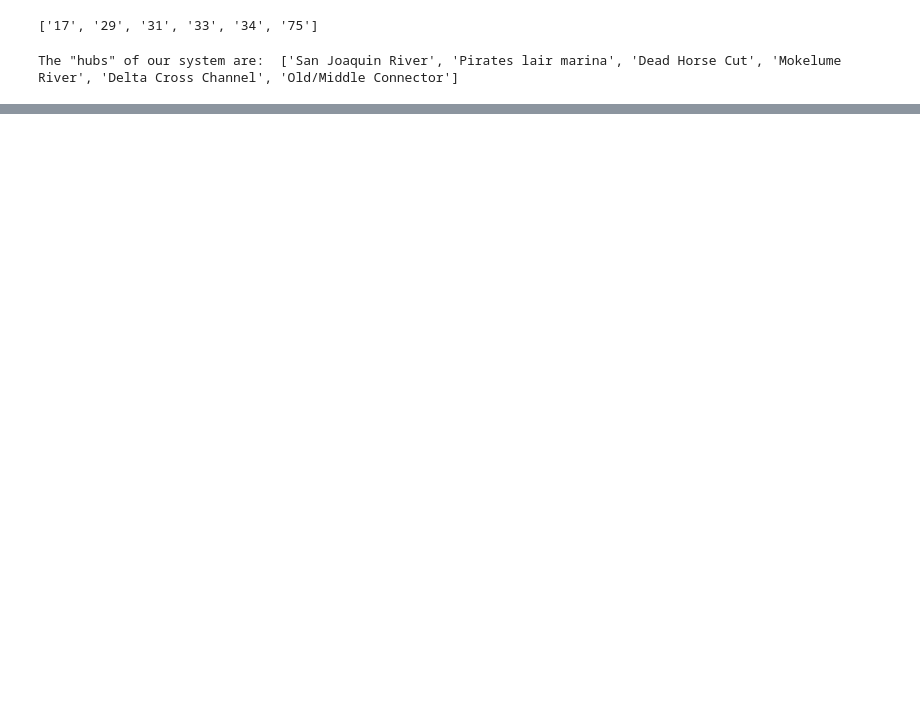
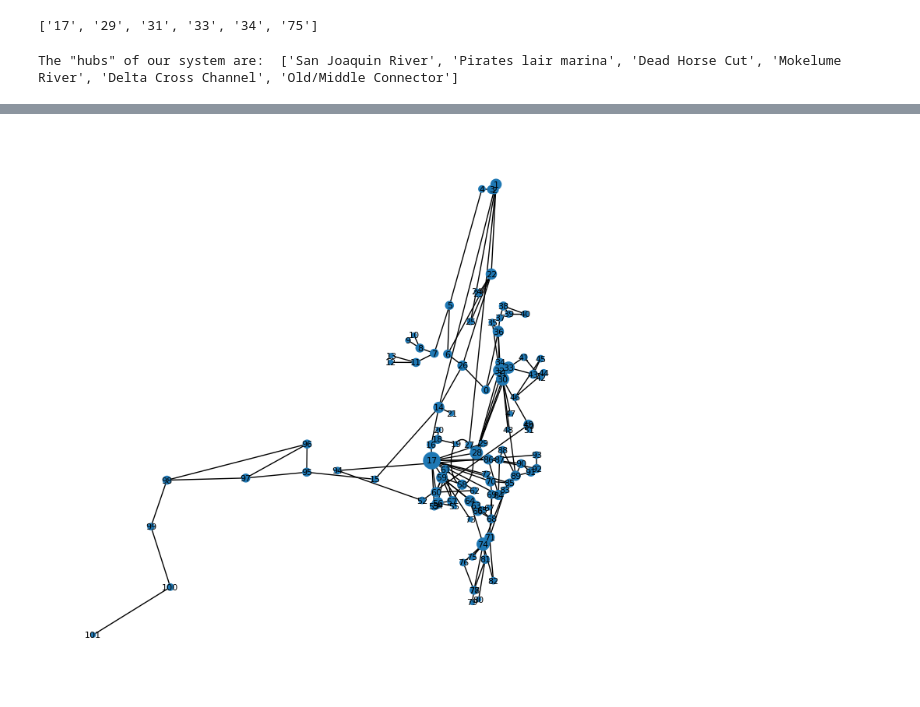
Before and after one commit to tcmarino8/This-Class-a-Treat, a Jupyter notebook: ASSIGNMENT_4.ipynb, the cells around one changed output, grey strips where cells are left out. Saved outputs shown, nothing was run; the diff lists cells and outputs as text; code cells hidden in the pictures; blank space fills up the shorter version.

```diff
--- a/ASSIGNMENT_4.ipynb
+++ b/ASSIGNMENT_4.ipynb
@@ -181,10 +182,12 @@ The node with the max betweenness is shown below
 # %%
 ###Degree centrality analysis
 degree_centrality = nx.degree_centrality(River_System)
 plt.figure(2, figsize=(7,7))
 coord = nx.spring_layout(River_System)
-nx.draw(River_System, nodelist=degree_centrality.keys(), node_size = [d*700 for d in degree_centrality.values()],
-        node_color = degree_centrality.values(), font_size = 8, cmap=plt.cm.Reds)
+nx.draw(River_System, positions, node_size = [d*1800 for d in degree_centrality.values()],
+         font_size = 8, with_labels = True)
+# %% [output]
+[figure, added]
 # %%
 closeness_centrality = nx.closeness_centrality(River_System)
 plt.figure(1, figsize=(7,7))
```
Also changed, not shown: parts of 15 cells of this notebook.
